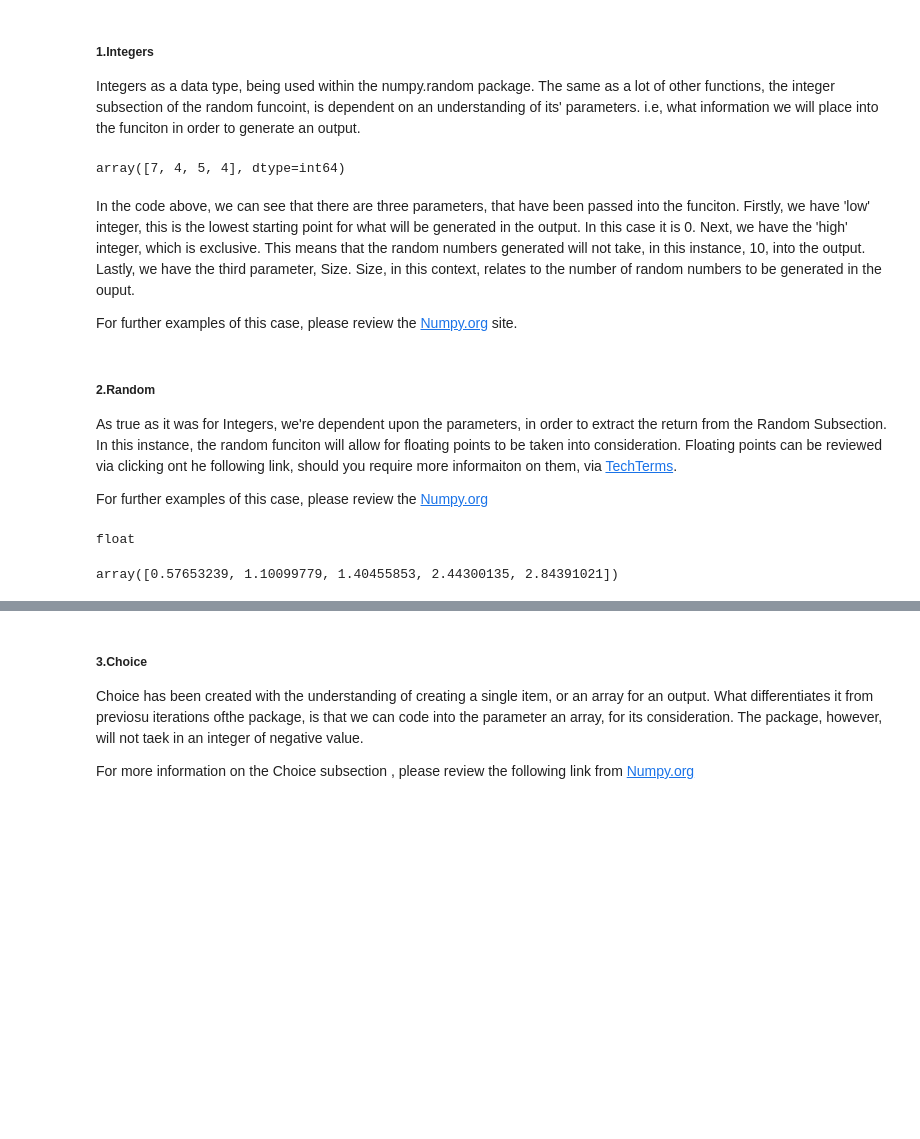
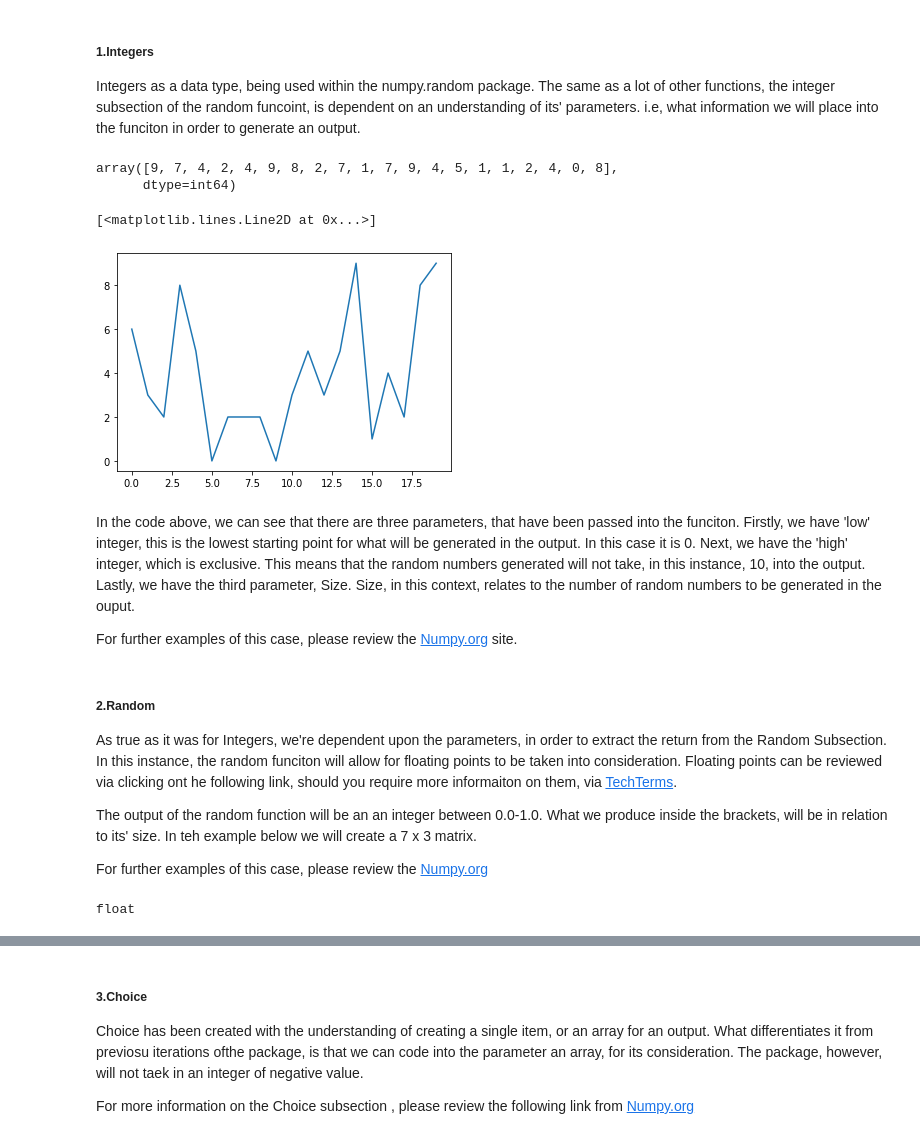
Before and after one commit to jonkavana/PODA-Project-2020, a Jupyter notebook: PODA Numpy.Random .ipynb, the cells around one changed output, grey strips where cells are left out. Cells and saved outputs as stored; diff of their text form; code cells hidden in the pictures; blank space fills up the shorter version.

Commit message:
Addition of groahs to section on Permutatiosn and Simple Random Data, as per the README Project Management component

```diff
--- a/PODA Numpy.Random .ipynb
+++ b/PODA Numpy.Random .ipynb
@@ -161,9 +161,17 @@ We use the code in the text box above,  in order to best set ourselves up to tes
 
 Integers as a data type, being used within the numpy.random package. The same as a lot of other functions, the integer subsection of the random funcoint, is dependent on an understanding of its' parameters. i.e, what information we will place into the funciton in order to generate an output.
 # %%
-rng.integers(0, 10, size=4)
+rng.integers(0, 10, size=20)
 # %% [output]
-array([7, 4, 5, 4], dtype=int64)
+array([9, 7, 4, 2, 4, 9, 8, 2, 7, 1, 7, 9, 4, 5, 1, 1, 2, 4, 0, 8],
+      dtype=int64)
+# %%
+x = rng.integers(0, 10, size=20)
+# %%
+plt.plot(x)
+# %% [output]
+[<matplotlib.lines.Line2D at 0x...>]
+[figure, added]
 # %% [markdown]
 In the code above, we can see that there are three parameters, that have been passed into the funciton.
 Firstly, we have 'low' integer, this is the lowest starting point for what will be generated in the output. In this case it is 0. Next, we have the 'high' integer, which is exclusive. This means that the random numbers generated will not take, in this instance, 10, into the output. Lastly, we have the third parameter, Size. Size, in this context, relates to the number of random numbers to be generated in the ouput.
@@ -174,12 +182,11 @@ For further examples of this case, please review the [Numpy.org](https://numpy.o
 
 As true as it was for Integers, we're dependent upon the parameters, in order to extract the return from the Random Subsection. In this instance, the random funciton will allow for floating points to be taken into consideration. Floating points can be reviewed via clicking ont he following link, should you require more informaiton on them, via [TechTerms](https://techterms.com/definition/floatingpoint#:~:text=As%20the%20name%20implies%2C%20floating,decimal%20places%20are%20called%20integers.).
 
+The output of the random function will be an an integer between 0.0-1.0. What we produce inside the brackets, will be in relation to its' size.
+In teh example below we will create  a 7 x 3 matrix.
+
 For further examples of this case, please review the [Numpy.org](https://numpy.org/doc/stable/reference/random/generated/numpy.random.Generator.random.html#numpy.random.Generator.random)
 # %%
 type(rng.random())
 # %% [output]
 float
-# %%
-3 * rng.random((5,))
-# %% [output]
-array([0.57653239, 1.10099779, 1.40455853, 2.44300135, 2.84391021])
```
Also changed, not shown: parts of 21 cells of this notebook.
